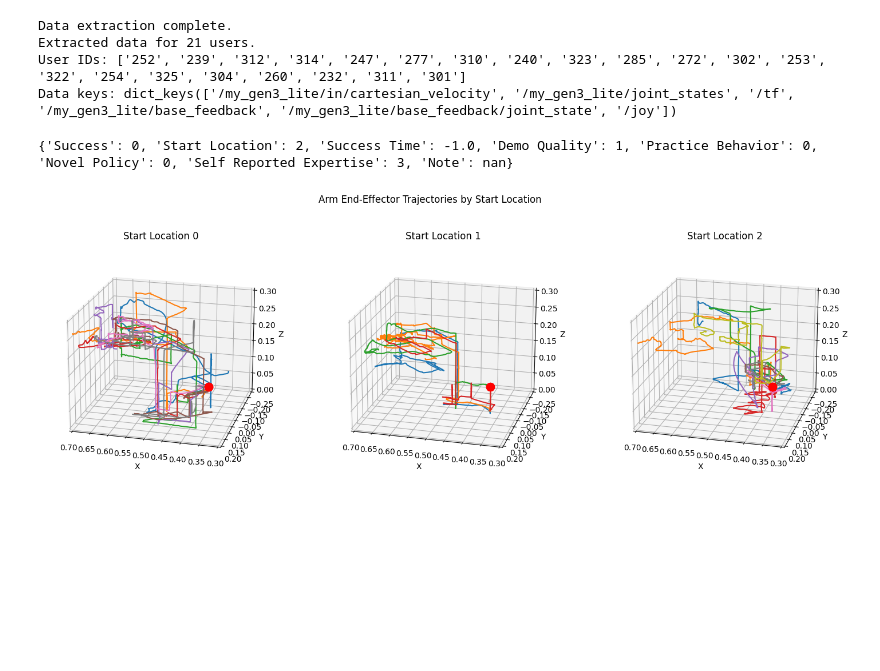
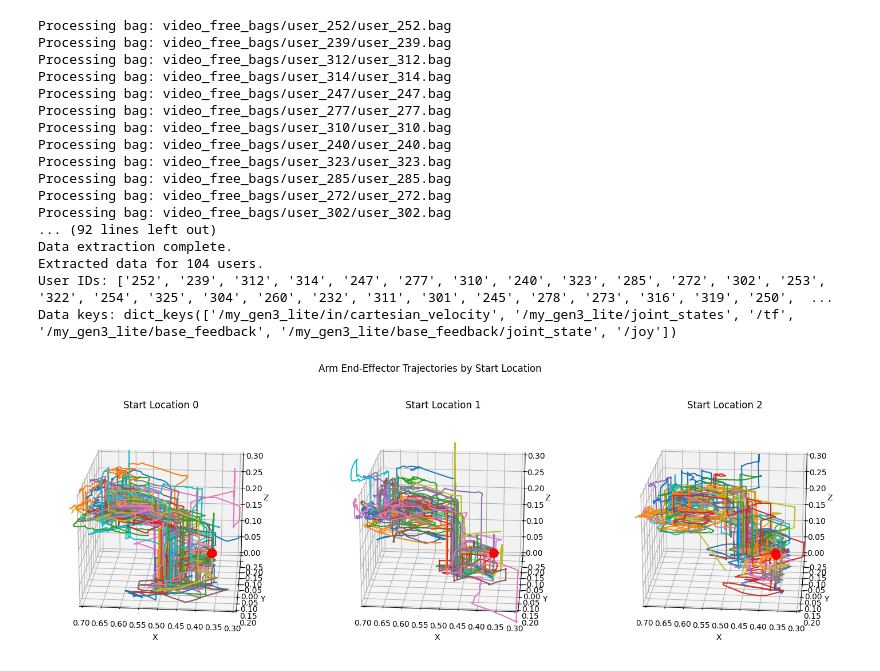
Before and after one commit to HangYu8123/can_push_in_the_wild, a Jupyter notebook: visualize_trajs.ipynb, the cells around one changed output. Cells and saved outputs as stored; diff of their text form; code cells hidden in the pictures; blank space fills up the shorter version.

Commit message:
data analysis

```diff
--- a/visualize_trajs.ipynb
+++ b/visualize_trajs.ipynb
@@ -81,15 +85,28 @@ def read_bags(root_dir='User_data_with_video', limit = 300, start_num = 232):
 
 
 
-data, id_index = read_bags('video_free_bags', 20)
+data, id_index = read_bags('video_free_bags', 120)
 print("Data extraction complete.")
 print(f"Extracted data for {len(data)} users.")
 print(f"User IDs: {id_index}")
 print(f"Data keys: {data[id_index[0]].keys()}")
 # %% [output]
+Processing bag: video_free_bags/user_252/user_252.bag
+Processing bag: video_free_bags/user_239/user_239.bag
+Processing bag: video_free_bags/user_312/user_312.bag
+Processing bag: video_free_bags/user_314/user_314.bag
+Processing bag: video_free_bags/user_247/user_247.bag
+Processing bag: video_free_bags/user_277/user_277.bag
+Processing bag: video_free_bags/user_310/user_310.bag
+Processing bag: video_free_bags/user_240/user_240.bag
+Processing bag: video_free_bags/user_323/user_323.bag
+Processing bag: video_free_bags/user_285/user_285.bag
+Processing bag: video_free_bags/user_272/user_272.bag
+Processing bag: video_free_bags/user_302/user_302.bag
+... (92 lines left out)
 Data extraction complete.
-Extracted data for 21 users.
-User IDs: ['252', '239', '312', '314', '247', '277', '310', '240', '323', '285', '272', '302', '253', '322', '254', '325', '304', '260', '232', '311', '301']
+Extracted data for 104 users.
+User IDs: ['252', '239', '312', '314', '247', '277', '310', '240', '323', '285', '272', '302', '253', '322', '254', '325', '304', '260', '232', '311', '301', '245', '278', '273', '316', '319', '250',  ...
 Data keys: dict_keys(['/my_gen3_lite/in/cartesian_velocity', '/my_gen3_lite/joint_states', '/tf', '/my_gen3_lite/base_feedback', '/my_gen3_lite/base_feedback/joint_state', '/joy'])
 # %%
 
@@ -172,9 +189,15 @@ for user_id in id_index:
         data[user_id]['csv_info'] = None
 
 
-print(data['310']['csv_info'])
+# print(data['310']['csv_info'])
+
+# #remove data[291] and data[292]
-# %% [output]
-{'Success': 0, 'Start Location': 2, 'Success Time': -1.0, 'Demo Quality': 1, 'Practice Behavior': 0, 'Novel Policy': 0, 'Self Reported Expertise': 3, 'Note': nan}
+# %%
+data.pop('291')
+data.pop('292')
+
+id_index.remove('291')
+id_index.remove('292')
 # %%
 import matplotlib.pyplot as plt
 from mpl_toolkits.mplot3d import Axes3D  # Needed for 3D plotting in older matplotlib
@@ -215,33 +238,33 @@ def plot_arm_trajectories(ax, data, user_ids, topic='/my_gen3_lite/base_feedback
         #ax.scatter(x_vals[-1], y_vals[-1], z_vals[-1], c='g', marker='o')
 
     # If you want a legend for each subplot:
     # ax.legend()
 
 # Now create a 1×3 figure with 3D subplots
 fig, axs = plt.subplots(1, 3, figsize=(18, 6), subplot_kw={'projection': '3d'})
 
 # Loop through the 3 start locations (assumed to be 0, 1, 2)
 for i in range(3):
     # Collect all user_ids for the given start location
-    user_list = [uid for uid in id_index if data[uid]['csv_info']['Start Location'] == i]
+    user_list = [uid for uid in id_index if data[uid]['csv_info']['Start Location']!=None and data[uid]['csv_info']['Start Location'] == i]
 
     # Plot on the i-th axis
     plot_arm_trajectories(axs[i], data, user_list, topic='/my_gen3_lite/base_feedback')
 
     # Set labels and title for each subplot
     axs[i].set_xlabel("X")
     axs[i].set_ylabel("Y")
     axs[i].set_zlabel("Z")
     axs[i].set_title(f"Start Location {i}")
     # set x y z limits to be the same
     axs[i].set_xlim(0.3, 0.7)
     axs[i].set_ylim(-0.25, 0.2)
     axs[i].set_zlim(0, 0.3)
 
     # set view angle
-    axs[i].view_init(azim=105, elev=20)
+    axs[i].view_init(azim=95, elev=20)
 
 plt.suptitle("Arm End-Effector Trajectories by Start Location")
 plt.show()
 # %% [output]
-[figure, old version]
+[figure, new version]
```
Also changed, not shown: parts of 5 cells of this notebook, 1 other file.
